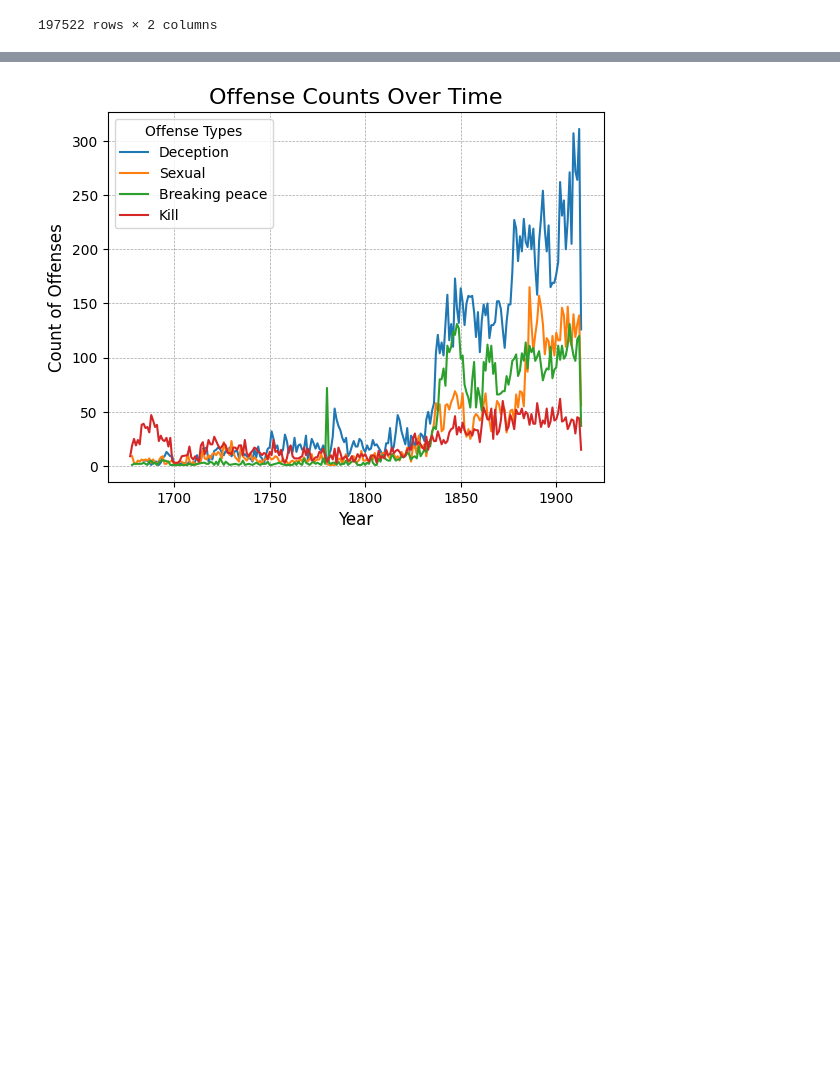
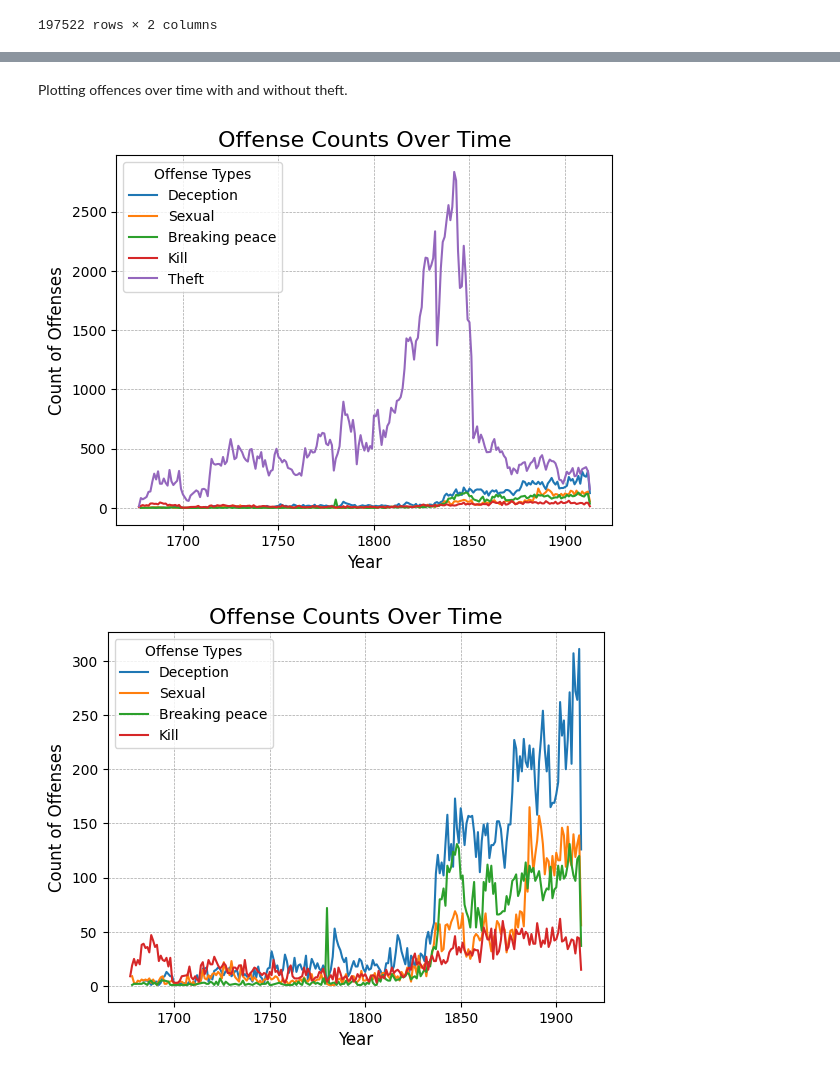
Before and after one commit to isabelabuzzo/Old-Bailey-Trails-Analysis, a Jupyter notebook: 1_Intro.ipynb, the cells around one changed output, grey strips where cells are left out. Drawn from its saved outputs; the diff is of its cells as text; code cells hidden in the pictures; blank space fills up the shorter version.

```diff
--- a/1_Intro.ipynb
+++ b/1_Intro.ipynb
@@ -605 +493,34 @@ Name: count, Length: 1956, dtype: int64
+# %% [markdown]
+Plotting offences over time with and without theft.
+# %%
+time_offence_count['deception'].sort_index().plot(
+                    kind='line',
+                    label='Deception',)
+
+time_offence_count['sexual'].sort_index().plot(
+                    kind='line',
+                    label='Sexual')
+
+time_offence_count['breakingPeace'].sort_index().plot(
+                    kind='line',
+                    label='Breaking peace')
+
+time_offence_count['kill'].sort_index().plot(
+                    kind='line',
+                    label='Kill')
+
+time_offence_count['theft'].sort_index().plot(
+                    kind='line',
+                    label='Theft')
+
+plt.legend(title='Offense Types')
+
+plt.title('Offense Counts Over Time', fontsize=16)
+plt.grid(color='gray', linestyle='--', linewidth=0.5, alpha=0.7)
+plt.xlabel('Year', fontsize=12)
+plt.ylabel('Count of Offenses', fontsize=12)
+
+plt.show()
+# %% [output]
+[figure, added]
 # %%
```
Also changed, not shown: parts of 70 cells of this notebook, 2 other files.
